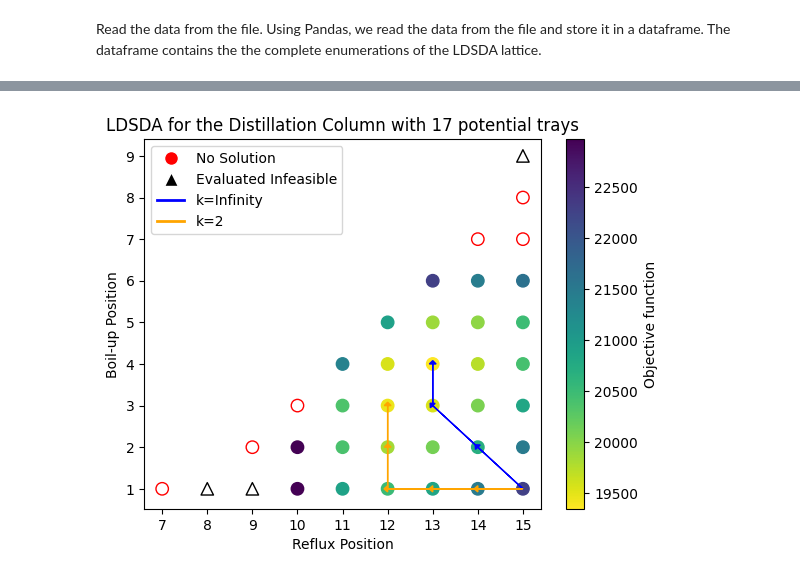
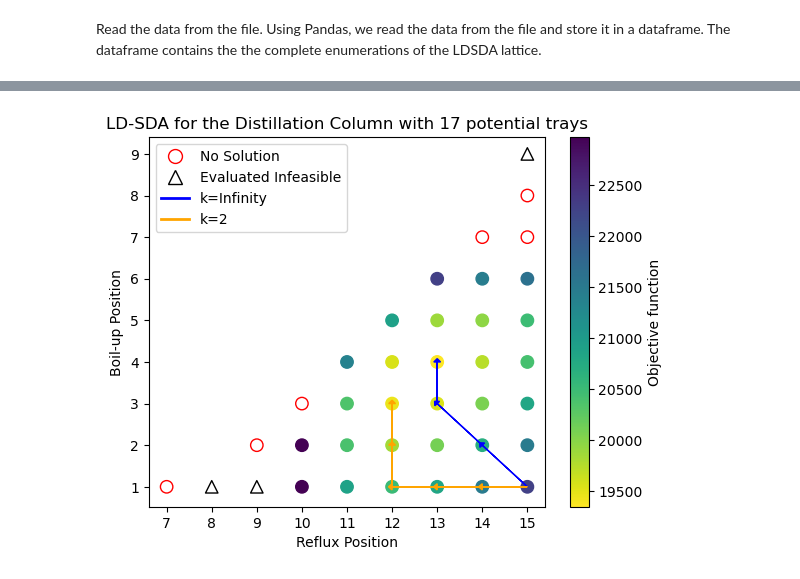
Before and after one commit to SECQUOIA/dsda-gdp, a Jupyter notebook: results/visualizeEnumertation.ipynb, the cells around one changed output, grey strips where cells are left out. Saved outputs shown, nothing was run; the diff lists cells and outputs as text; code cells hidden in the pictures.

```diff
--- a/results/visualizeEnumertation.ipynb
+++ b/results/visualizeEnumertation.ipynb
@@ -126,42 +126,42 @@ def visualize_dsda(
                 color=color,
             )
 
-    plt.title('LDSDA for the Distillation Column with 17 potential trays')
+    plt.title('LD-SDA for the Distillation Column with 17 potential trays')
     plt.xlabel(ext1_name)
     plt.ylabel(ext2_name)
     legend_elements = [
-        plt.Line2D([0], [0], marker='o', color='w', markerfacecolor='red', markersize=10, label='No Solution'),
-        plt.Line2D([0], [0], marker='^', color='w', markerfacecolor='black', markersize=10, label='Evaluated Infeasible'),
+        plt.Line2D([0], [0], marker='o', color='red', markerfacecolor='white', markersize=10, label='No Solution', linestyle='None'),
+        plt.Line2D([0], [0], marker='^', color='black', markerfacecolor='white', markersize=10, label='Evaluated Infeasible', linestyle='None'),
         plt.Line2D([0], [0], color='blue', lw=2, label='k=Infinity'),
         plt.Line2D([0], [0], color='orange', lw=2, label='k=2')
     ]
     plt.legend(handles=legend_elements)
     plt.show()
 
 df = pd.read_csv('compl_enum_column_17_baron.csv')
 
 # Filter points based on their status
 optimal_df = df[df['Status'] == 'Optimal']
 infeasible_df = df[df['Status'] == 'Evaluated_Infeasible']
 
 # Extract x, y coordinates and objective values for optimal points
 feas_x = optimal_df['x'].tolist()
 feas_y = optimal_df['y'].tolist()
 objs = optimal_df['Objective'].tolist()  # Replacing NaN with 0 for plotting purposes
 
 # Extract x, y coordinates for infeasible points
 infeas_x = infeasible_df['x'].tolist()
 infeas_y = infeasible_df['y'].tolist()
 
 # Identify points with NaN objectives within the optimal dataset
 nan_obj_indices = optimal_df['Objective'].index[optimal_df['Objective'].isna()].tolist()
 nan_x = optimal_df['x'][nan_obj_indices].tolist()
 nan_y = optimal_df['y'][nan_obj_indices].tolist()
 
 # Visualize both routes on the same graph
 routes_colors = [(route1, 'blue'), (route2, 'orange')]
 # routes_colors = [(route1, 'blue')]
 # routes_colors = [(route2, 'orange')]
 visualize_dsda(routes_colors=routes_colors, feas_x=feas_x, feas_y=feas_y, infeas_x=infeas_x, infeas_y=infeas_y, nan_x=nan_x, nan_y=nan_y, objs=objs, ext1_name='Reflux Position', ext2_name='Boil-up Position')
 # %% [output]
-[figure, old version]
+[figure, new version]
```
Also changed, not shown: parts of 6 cells of this notebook, 6 other files.
